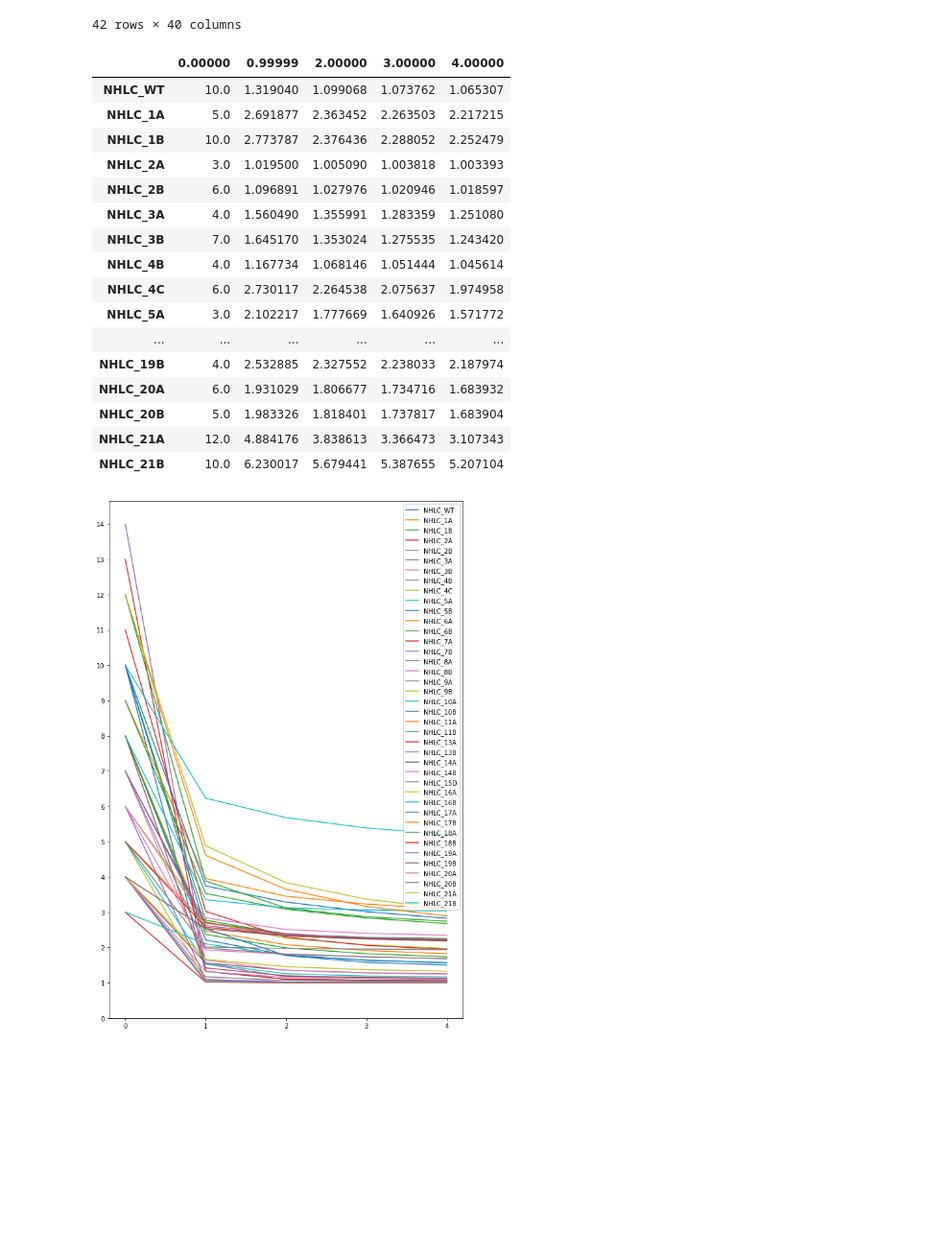
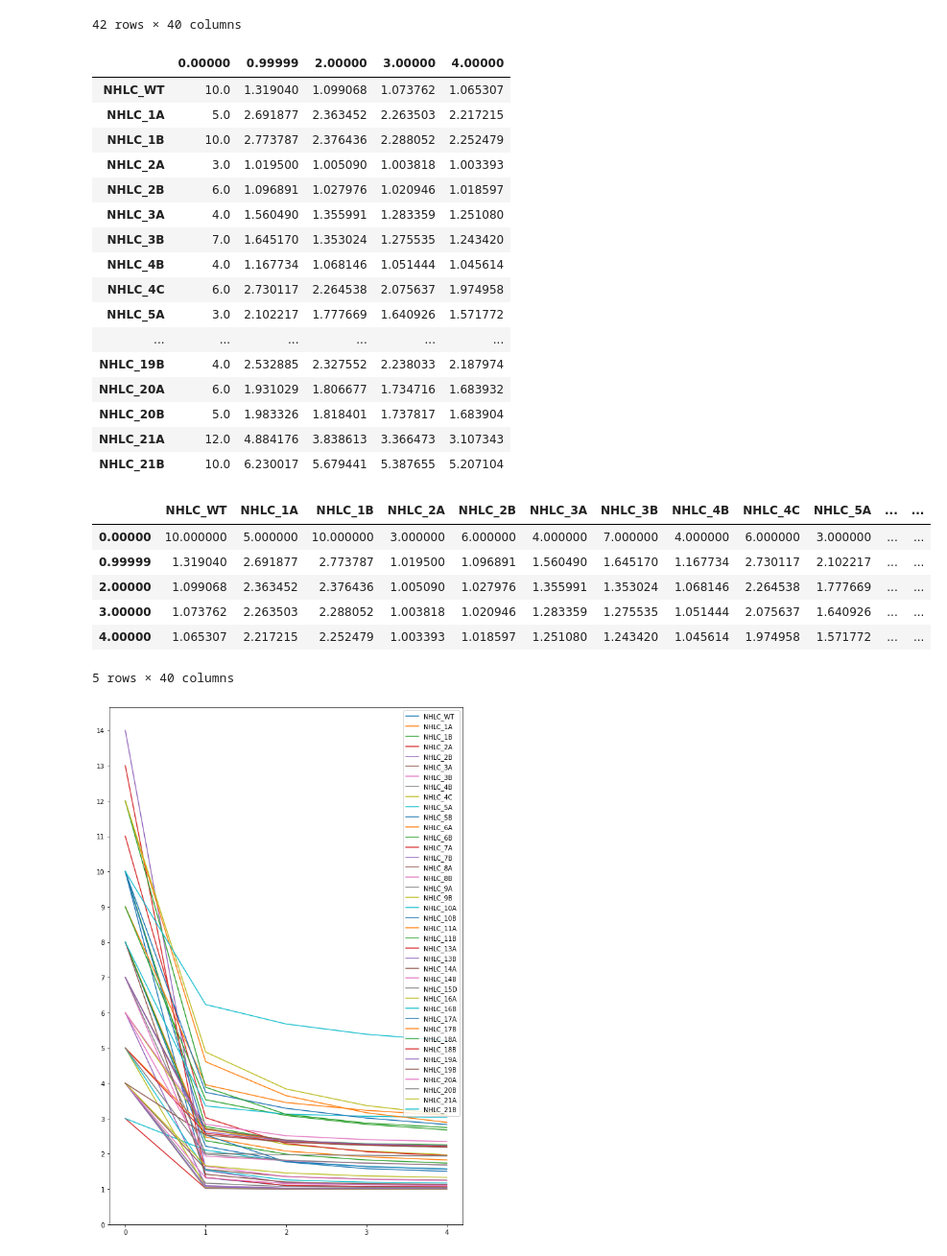
Before and after one commit to Nekose/nampun_research, a Jupyter notebook: Nampun_Research/Data Processing.ipynb, the cells around one changed output. Shown at 96% size. Saved outputs shown, nothing was run; the diff lists cells and outputs as text; code cells hidden in the pictures; blank space fills up the shorter version.

```diff
--- a/Nampun_Research/Data Processing.ipynb
+++ b/Nampun_Research/Data Processing.ipynb
@@ -291,25 +292,34 @@ display(reynifreq)
 # %%
 reynidf = pd.DataFrame.from_dict(data=reyniresults, orient='columns')
 reynidfl = pd.DataFrame.from_dict(data=reyniresults, orient='index', columns=alphalist)
+reynidft = reynidfl.transpose()
 display(reynidfl)
+display(reynidft)
 # %% [output]
 |  | 0.00000 | 0.99999 | 2.00000 | 3.00000 | 4.00000 |
 | NHLC_WT | 10.0 | 1.319040 | 1.099068 | 1.073762 | 1.065307 |
 | NHLC_1A | 5.0 | 2.691877 | 2.363452 | 2.263503 | 2.217215 |
 | NHLC_1B | 10.0 | 2.773787 | 2.376436 | 2.288052 | 2.252479 |
 | NHLC_2A | 3.0 | 1.019500 | 1.005090 | 1.003818 | 1.003393 |
 | NHLC_2B | 6.0 | 1.096891 | 1.027976 | 1.020946 | 1.018597 |
 | NHLC_3A | 4.0 | 1.560490 | 1.355991 | 1.283359 | 1.251080 |
 | NHLC_3B | 7.0 | 1.645170 | 1.353024 | 1.275535 | 1.243420 |
 | NHLC_4B | 4.0 | 1.167734 | 1.068146 | 1.051444 | 1.045614 |
 | NHLC_4C | 6.0 | 2.730117 | 2.264538 | 2.075637 | 1.974958 |
 | NHLC_5A | 3.0 | 2.102217 | 1.777669 | 1.640926 | 1.571772 |
 | ... | ... | ... | ... | ... | ... |
 | NHLC_19B | 4.0 | 2.532885 | 2.327552 | 2.238033 | 2.187974 |
 | NHLC_20A | 6.0 | 1.931029 | 1.806677 | 1.734716 | 1.683932 |
 | NHLC_20B | 5.0 | 1.983326 | 1.818401 | 1.737817 | 1.683904 |
 | NHLC_21A | 12.0 | 4.884176 | 3.838613 | 3.366473 | 3.107343 |
 | NHLC_21B | 10.0 | 6.230017 | 5.679441 | 5.387655 | 5.207104 |
+|  | NHLC_WT | NHLC_1A | NHLC_1B | NHLC_2A | NHLC_2B | NHLC_3A | NHLC_3B | NHLC_4B | NHLC_4C | NHLC_5A | ... | ... |
+| 0.00000 | 10.000000 | 5.000000 | 10.000000 | 3.000000 | 6.000000 | 4.000000 | 7.000000 | 4.000000 | 6.000000 | 3.000000 | ... | ... |
+| 0.99999 | 1.319040 | 2.691877 | 2.773787 | 1.019500 | 1.096891 | 1.560490 | 1.645170 | 1.167734 | 2.730117 | 2.102217 | ... | ... |
+| 2.00000 | 1.099068 | 2.363452 | 2.376436 | 1.005090 | 1.027976 | 1.355991 | 1.353024 | 1.068146 | 2.264538 | 1.777669 | ... | ... |
+| 3.00000 | 1.073762 | 2.263503 | 2.288052 | 1.003818 | 1.020946 | 1.283359 | 1.275535 | 1.051444 | 2.075637 | 1.640926 | ... | ... |
+| 4.00000 | 1.065307 | 2.217215 | 2.252479 | 1.003393 | 1.018597 | 1.251080 | 1.243420 | 1.045614 | 1.974958 | 1.571772 | ... | ... |
+5 rows × 40 columns
 # %%
 upperlim=int((reynidf.max(axis = 1)).max() + 1)
 ax = reynidf.plot(figsize = (10,15), xticks=(0,1,2,3,4),yticks=(range(0,upperlim)))
```
Also changed, not shown: parts of 2 cells of this notebook.
